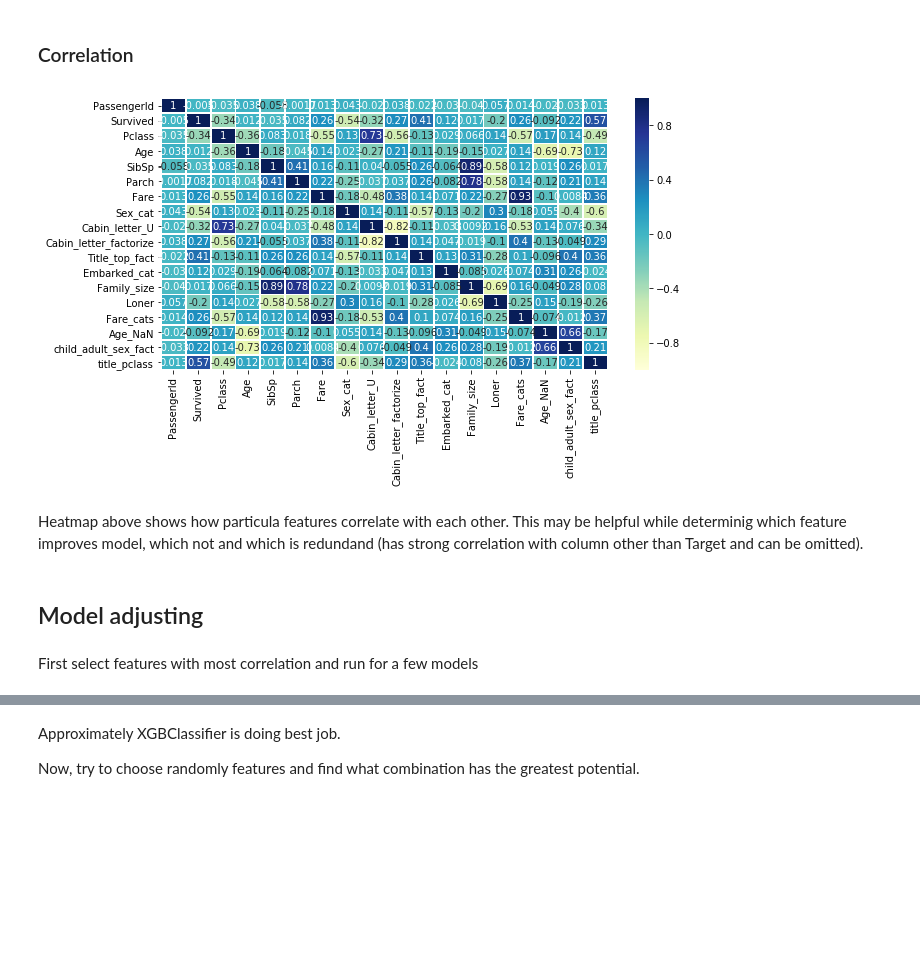
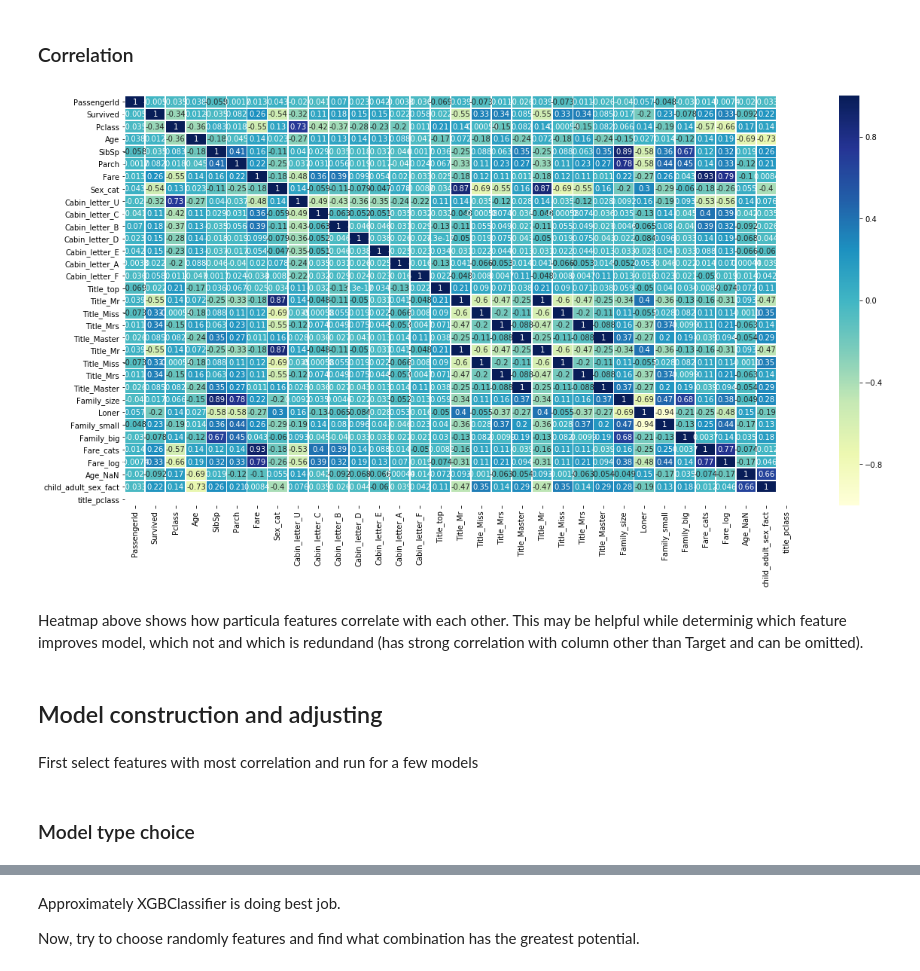
Before and after one commit to darciu/Titanic_dataset, a Jupyter notebook: Famous Titanic Dataset.ipynb, the cells around one changed output, grey strips where cells are left out. Drawn from its saved outputs; the diff is of its cells as text; code cells hidden in the pictures; blank space fills up the shorter version.

```diff
--- a/Famous Titanic Dataset.ipynb
+++ b/Famous Titanic Dataset.ipynb
@@ -213 +238,4 @@ df["Embarked_cat"] = df["Embarked"].factorize()[0]
+# %%
+dummies = pd.get_dummies(df,columns=['Embarked'])
+df = pd.concat([df,dummies[top_titles]], axis=1)
 # %% [markdown]
@@ -234,0 +263,2 @@ Fare column
+# %%
+df['Family_small'] = df['Family_size'].map(lambda x: int(1<= x <= 5))
@@ -234,0 +267,2 @@ Fare column
+# %%
+df['Family_big'] = df['Family_size'].map(lambda x: int(x > 5))
@@ -269 +312,3 @@ Name: Fare_cats, dtype: int64
+# %%
+df['Fare_log'] = np.log(df['Fare'] + 1)
 # %% [markdown]
@@ -358,13 +395,13 @@ df['title_pclass'] = df.apply(lambda x: title_pclass(x.Title_top,x.Pclass), axis
 # %% [markdown]
 ### Correlation
 # %%
-plt.rcParams['figure.figsize']=(10,5)
+plt.rcParams['figure.figsize']=(20,10)
 sns.heatmap(df.corr(), vmax=1., vmin=-1., annot=True, linewidths=.8, cmap="YlGnBu");
 # %% [output]
-[figure, old version]
+[figure, new version]
 # %% [markdown]
 Heatmap above shows how particula features correlate with each other. This may be helpful while determinig which feature improves model, which not and which is redundand (has strong correlation with column other than Target and can be omitted).
 # %% [markdown]
-## Model adjusting
+## Model construction and adjusting
 # %% [markdown]
 First select features with most correlation and run for a few models
@@ -371 +422,3 @@ First select features with most correlation and run for a few models
+# %% [markdown]
+### Model type choice
 # %%
```
Also changed, not shown: parts of 54 cells of this notebook.
